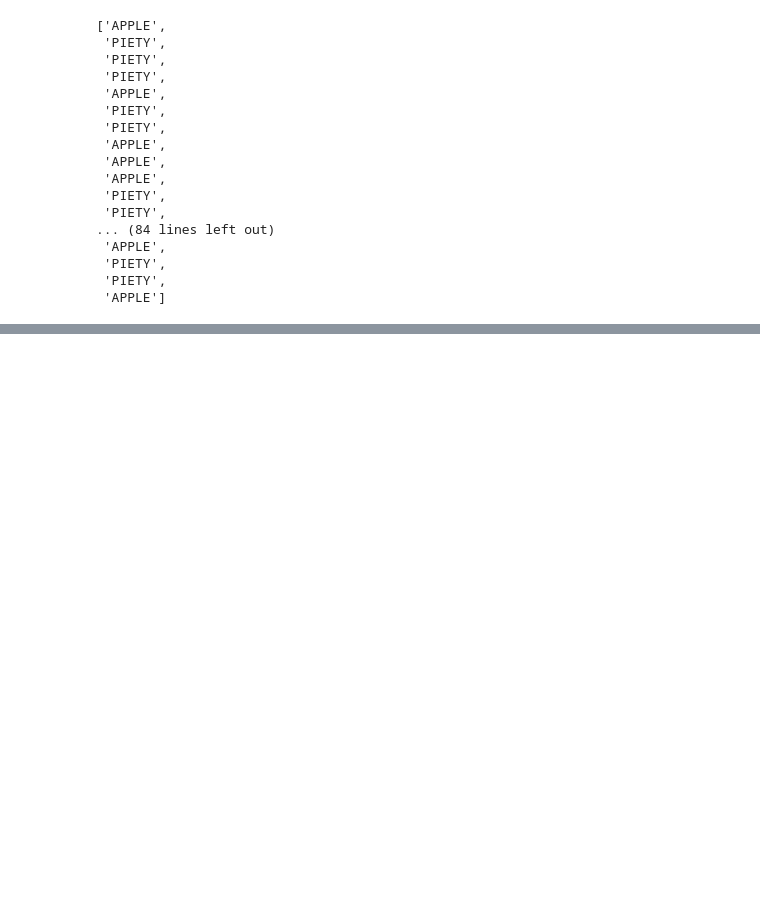
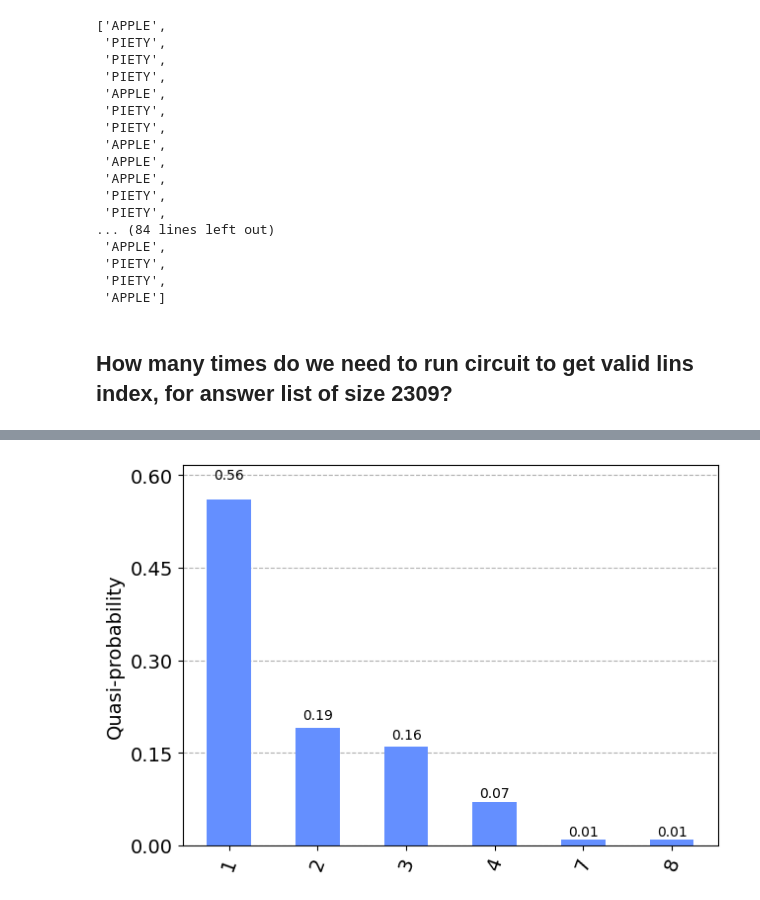
Before and after one commit to pranavmarla/quantum-wordle, a Jupyter notebook: internal-use-only/random-num-generator.ipynb, the cells around one changed output, grey strips where cells are left out. Saved outputs shown, nothing was run; the diff lists cells and outputs as text; code cells hidden in the pictures; blank space fills up the shorter version.

Commit message:
Test how many iterations are needed to get valid list index for answer list of size 2309

```diff
--- a/internal-use-only/random-num-generator.ipynb
+++ b/internal-use-only/random-num-generator.ipynb
@@ -203,3 +203,72 @@ answers
  'PIETY',
  'PIETY',
  'APPLE']
+# %% [markdown]
+## **How many times do we need to run circuit to get valid lins index, for answer list of size 2309?**
+# %%
+def random_number_generator(max, quantum_backend=QUANTUM_BACKEND):
+    """Generates a random number from 0 to max (inclusive)"""
+
+    # Number of bits (here, qubits) needed to represent a decimal number (here, max) in binary = floor(log_2(max)) + 1
+    # Source: https://www.exploringbinary.com/number-of-bits-in-a-decimal-integer/
+    # Note that this formula does NOT work if max = 0, since log_2(0) is not defined!
+    #
+    # Eg. Let max = 5
+    #       5 (in decimal) = 101 (in binary) -> needs 3 bits to represent it
+    #       log_2(5) = ~2.32
+    #       floor(log_2(5)) = 2
+    #       floor(log_2(5)) + 1 = 2 + 1 = 3
+    #
+    # Eg. Let max = 8
+    #       8 (in decimal) = 1000 (in binary) -> needs 4 bits to represent it
+    #       log_2(8) = 3
+    #       floor(log_2(8)) = 3
+    #       floor(log_2(8)) + 1 = 3 + 1 = 4
+    if max == 0:
+        num_qubits = num_classical_bits = 1
+    else:
+        num_qubits = num_classical_bits = floor(log2(max)) + 1
+
+    # print(f'{max=}')
+    # print(f'{num_qubits=}')
+
+    random_num_circuit = QuantumCircuit(num_qubits, num_classical_bits)
+
+    # Put all qubits into superposition
+    random_num_circuit.h(range(num_qubits))
+
+    # Measure all qubits
+    random_num_circuit.measure_all(add_bits=False)
+
+    # NOTE: The above circuit will NOT necessarily respect max!
+    # Eg. If max = 4, it needs 3 qubits to be represented. However, a 3-qubit circuit with all qubits in superposition can produce ANY number from 0 to ((2^3) - 1) = from 0 to 7!
+    # Thus, even though max is 4, our circuit may generate a number greater than 4!
+    # Thus, need to check if that has happened and, if so, keep re-running the circuit until we get a number <= max
+
+    random_decimal_num = max + 1
+    num_iterations = 0
+    random_num_list = []
+    while random_decimal_num > max:
+        # Execute circuit
+        job = execute(random_num_circuit, backend=quantum_backend, shots=1)
+        result = job.result()
+        counts = result.get_counts(random_num_circuit)
+        # Since we only ran one shot above, we already know that we only have one measured value
+        # Eg. '101'
+        random_binary_num_string = list(counts.keys())[0]
+        # Eg. 5
+        random_decimal_num = int(random_binary_num_string, base=2)
+        random_num_list.append(random_decimal_num)
+        num_iterations += 1
+
+    return (random_decimal_num, num_iterations, random_num_list)
+
+num_iterations_dict = {}
+for i in range(100):
+    random_num, num_iterations, random_num_list = random_number_generator(2308)
+    print(f'Took {num_iterations} iterations to get a random num <= 2308: {random_num_list}')
+    num_iterations_dict[str(num_iterations)] = num_iterations_dict.get(str(num_iterations), 0) + 1
+
+print(num_iterations_dict)
+plot_distribution(num_iterations_dict)
+# %% [output]
@@ -205,0 +292 @@ answers
+[figure, added]
```
Also changed, not shown: parts of 2 cells of this notebook.
